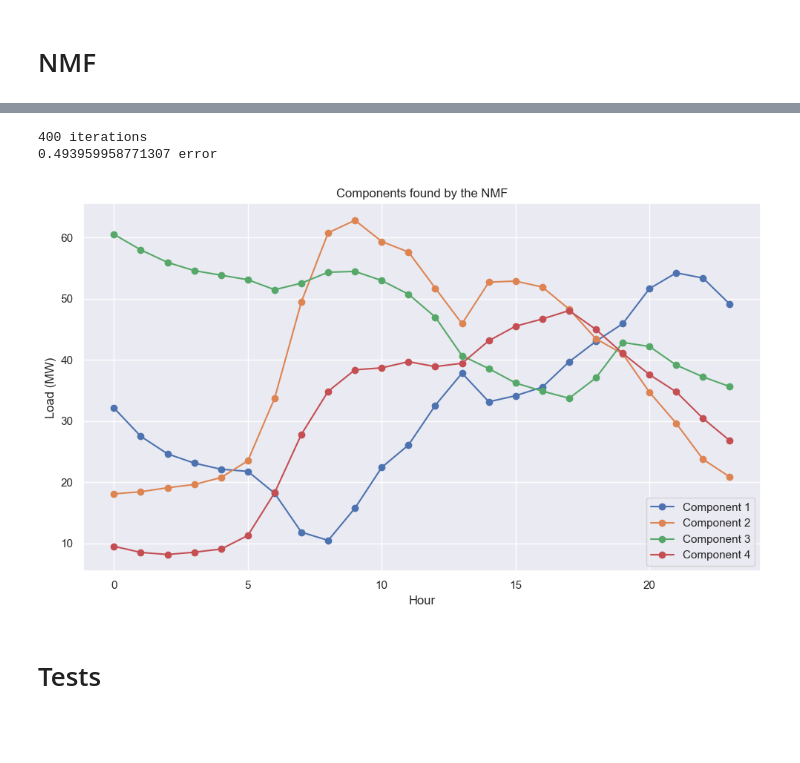
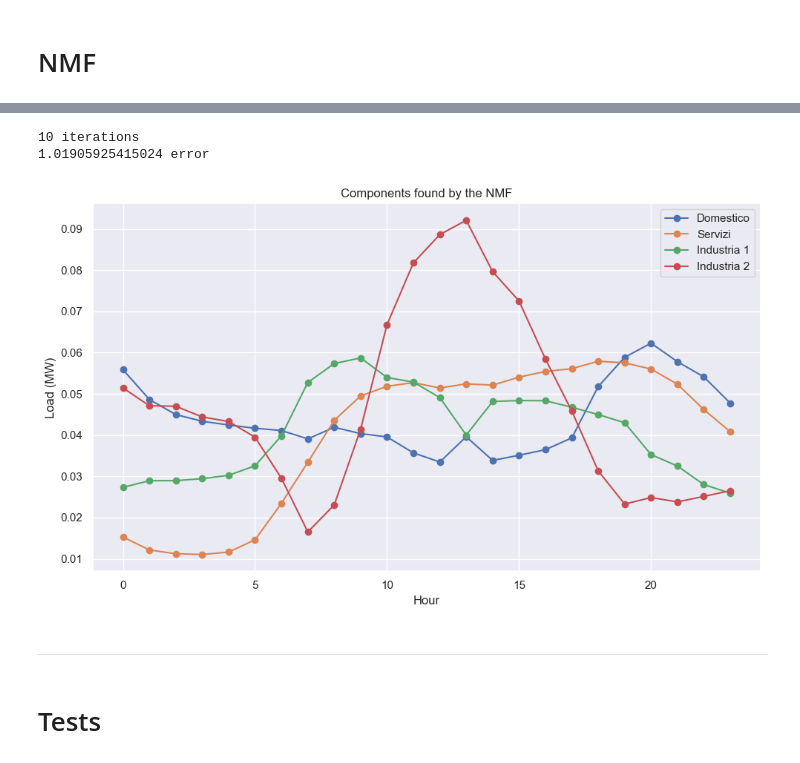
Before and after one commit to gkchln/load_bss, a Jupyter notebook: NMF.ipynb, the cells around one changed output, grey strips where cells are left out. Saved outputs shown, nothing was run; the diff lists cells and outputs as text; code cells hidden in the pictures; blank space fills up the shorter version.

```diff
--- a/NMF.ipynb
+++ b/NMF.ipynb
@@ -35,0 +127,6 @@ def plot_components(H, ax=None, figsize=(10, 6), title='Components found by the
+# %%
+region_cons_df['Industria 2'] = region_imcei_df['METALLI NON FERROSI'] * region_cons_df['Industria']
+region_cons_df['Industria 1'] = region_cons_df['Industria'] - region_cons_df['Industria 2']
+region_cons_df = region_cons_df[['Domestico', 'Servizi', 'Industria 1', 'Industria 2']]
+region_cons_df.index = region_cons_df.index.str.replace('-', '.')
+region_cons_df
@@ -35,0 +143,5 @@ def plot_components(H, ax=None, figsize=(10, 6), title='Components found by the
+# %%
+W_init = df[['region']]
+W_init = W_init.merge(region_cons_df, how='left', left_on='region', right_index=True)
+W_init.drop('region', axis=1, inplace=True)
+W_init
@@ -36,2 +162,5 @@ def plot_components(H, ax=None, figsize=(10, 6), title='Components found by the
+# %%
+# Our initial guess for the matrix of components is a constant curve. The condition on the norm of the components being 1 yields S_k = (1/24, ..., 1/24)
+H_init = np.ones((4, 24)) / 24
 # %% [markdown]
 # NMF
@@ -49,6 +166,0 @@ input_df.head(3)
-# %%
-X = input_df.copy()
-
-unit_info = input_df.index.str.extract(r'^(?P<region>[\w.]+)_(?P<year>\d{4})-(?P<month>\d{2})-\d{2}_(?P<daytype>[\w ]+)$').set_index(input_df.index)
-df = pd.concat([input_df, unit_info], axis=1)
-df.head(3)
@@ -111,33 +204,42 @@ plt.tight_layout()
 # %%
 n_components = 4
-random_state = 3
+random_state = None
 tol = 1e-5
-init = 'random'
+init = 'custom'
 max_iter = 4000
 solver = 'mu'
+verbose = 0
 
 fig, axs = plt.subplots(1, 1, figsize=(10, 6))
 
 model = NMF(
     n_components=n_components,
     random_state=random_state,
     solver=solver,
     tol=tol,
     init=init,
-    max_iter=max_iter
+    max_iter=max_iter,
+    verbose=verbose
 )
 
-W = model.fit_transform(X)
+W = model.fit_transform(
+    X.values,
+    W=W_init.values.copy(order='C'),
+    H=H_init
+)
+
 H = model.components_
 
 print('{} iterations'.format(model.n_iter_))
 print('{} error'.format(model.reconstruction_err_/X.size))
-plot_components(H, ax=axs, title=f"Components found by the NMF")
+plot_components(H, ax=axs, title=f"Components found by the NMF", component_names=W_init.columns)
 
 plt.tight_layout()
 # %% [output]
-400 iterations
-0.493959958771307 error
+10 iterations
+1.01905925415024 error
-[figure, old version]
+[figure, new version]
+# %% [markdown]
+___
 # %% [markdown]
 # Tests
```
Also changed, not shown: parts of 31 cells of this notebook.
